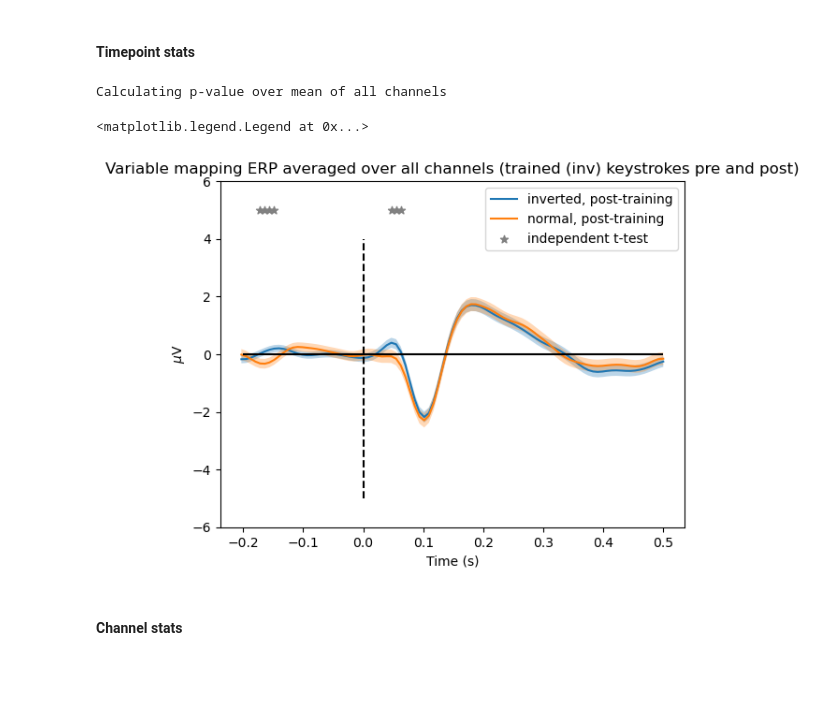
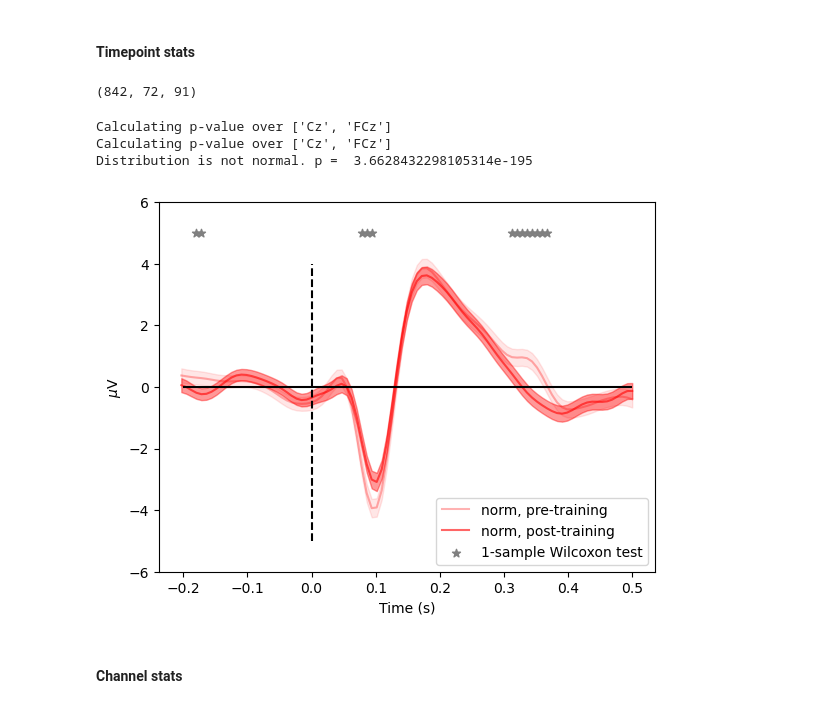
Before and after one commit to haiqin-zhang/AM-EEG, a Jupyter notebook: analysis_error/ave_error_ERPs.ipynb, the cells around one changed output. Saved outputs shown, nothing was run; the diff lists cells and outputs as text; code cells hidden in the pictures; blank space fills up the shorter version.

```diff
--- a/analysis_error/ave_error_ERPs.ipynb
+++ b/analysis_error/ave_error_ERPs.ipynb
@@ -341,9 +308,10 @@ erp_times = concat_epochs['all']['pre'].times
 # %% [markdown]
 #### CHOOSING CONDITIONS TO COMPARE
 # %%
-to_compare = [test_inv_post, test_norm_post]
-comparison = 'trained (inv) keystrokes pre and post'
-plot_labels = ['inverted, post-training', 'normal, post-training']
+to_compare = [test_norm_pre, test_norm_post]
+map = 'norm'
+#comparison = 'trained (inv) keystrokes pre and post'
+plot_labels = [f'{map}, pre-training', f'{map}, post-training']
 # %%
 """#prepare data
 test_pre = concat_epochs_pre.get_data()
@@ -360,14 +328,28 @@ eeg_channels = ch_names_72[0:64]
 p_ch_idx = ch_index(p_channels)
 
 #CHOOSING CHANNELS TO TEST
-ch_totest = 'all' #'all' or p_channels
+ch_totest = p_channels #'all' or p_channels
 # %% [markdown]
 #### Timepoint stats
+# %%
+def find_diff_sa(evoked_list1, evoked_list2):
+    diff_evoked_list = [evoked1 - evoked2 for evoked1, evoked2 in zip(evoked_list1, evoked_list2)]
+    diff_evoked_sa = np.stack(diff_evoked_list)
+    return diff_evoked_sa
+
+diff_evoked_sa = find_diff_sa(to_compare[0], to_compare[1])
+# %%
+diff_evoked_sa.shape
+# %% [output]
+(842, 72, 91)
 # %%
 #calculate p-value over time
 p_values = p_times(to_compare, channels = ch_totest)
+p_within = p_times_1sample(diff_evoked_sa, channels = ch_totest)
 # %% [output]
-Calculating p-value over mean of all channels
+Calculating p-value over ['Cz', 'FCz']
+Calculating p-value over ['Cz', 'FCz']
+Distribution is not normal. p =  3.6628432298105314e-195
 # %%
 ######################
 # COMPARISON FIGURE
@@ -375,6 +357,7 @@ Calculating p-value over mean of all channels
 
 plt.figure()
 
+shade = 0.3
 for i, data in enumerate(to_compare):
 
     if ch_totest == 'all':
@@ -384,40 +367,41 @@ for i, data in enumerate(to_compare):
 
     elif ch_totest == p_channels:
 
         plt.title(f'Variable mapping ERP averaged over {p_channels} channels comparing ({comparison})')
         mean_data = data.mean(axis=0)[p_ch_idx].mean(axis = 0)
         sem_data = data.std(axis=0)[p_ch_idx].mean(axis = 0) / np.sqrt(data.shape[0])
 
 
     #rescale data
     mean_data = np.array([x * 1000000 for x in mean_data])
     sem_data = np.array([x * 1000000 for x in sem_data])
 
-    plt.plot(erp_times, mean_data, label = plot_labels[i])
-    plt.fill_between(erp_times, mean_data - sem_data, mean_data + sem_data, alpha=0.3)
-
+    plt.plot(erp_times, mean_data, label = plot_labels[i], color = 'red', alpha = shade)
+    plt.fill_between(erp_times, mean_data - sem_data, mean_data + sem_data, color = 'red', alpha=shade - 0.2)
+    shade += 0.3
 
 
 #############################
 #plot significant points
 ###############################
 #find timepoints where ERP is significantly different
-sig_idx = [index for index, item in enumerate(p_values) if item < 0.05]
+sig_idx = [index for index, item in enumerate(p_within) if item < 0.05]
 
 y = [5]*len(sig_idx)
-plt.scatter(erp_times[sig_idx], y, marker="*", color='grey', label = 'independent t-test')
+plt.scatter(erp_times[sig_idx], y, marker="*", color='grey', label = '1-sample Wilcoxon test')
 
 
 #aesthetics
 plt.hlines(0, -0.2, 0.5, color = 'black')
 plt.vlines(0, -5, 4, color = 'black', linestyles= '--')
 plt.ylabel('$\mu$V')
 plt.xlabel('Time (s)')
 plt.ylim(-6,6)
 plt.legend()
+plt.title('')
+plt.savefig(f'{figs_dir}/error_{map}_prepost.svg')
 # %% [output]
-<matplotlib.legend.Legend at 0x...>
-[figure, old version]
+[figure, new version]
 # %% [markdown]
 
 #### Channel stats
```
Also changed, not shown: parts of 3 cells of this notebook, 4 other files.
